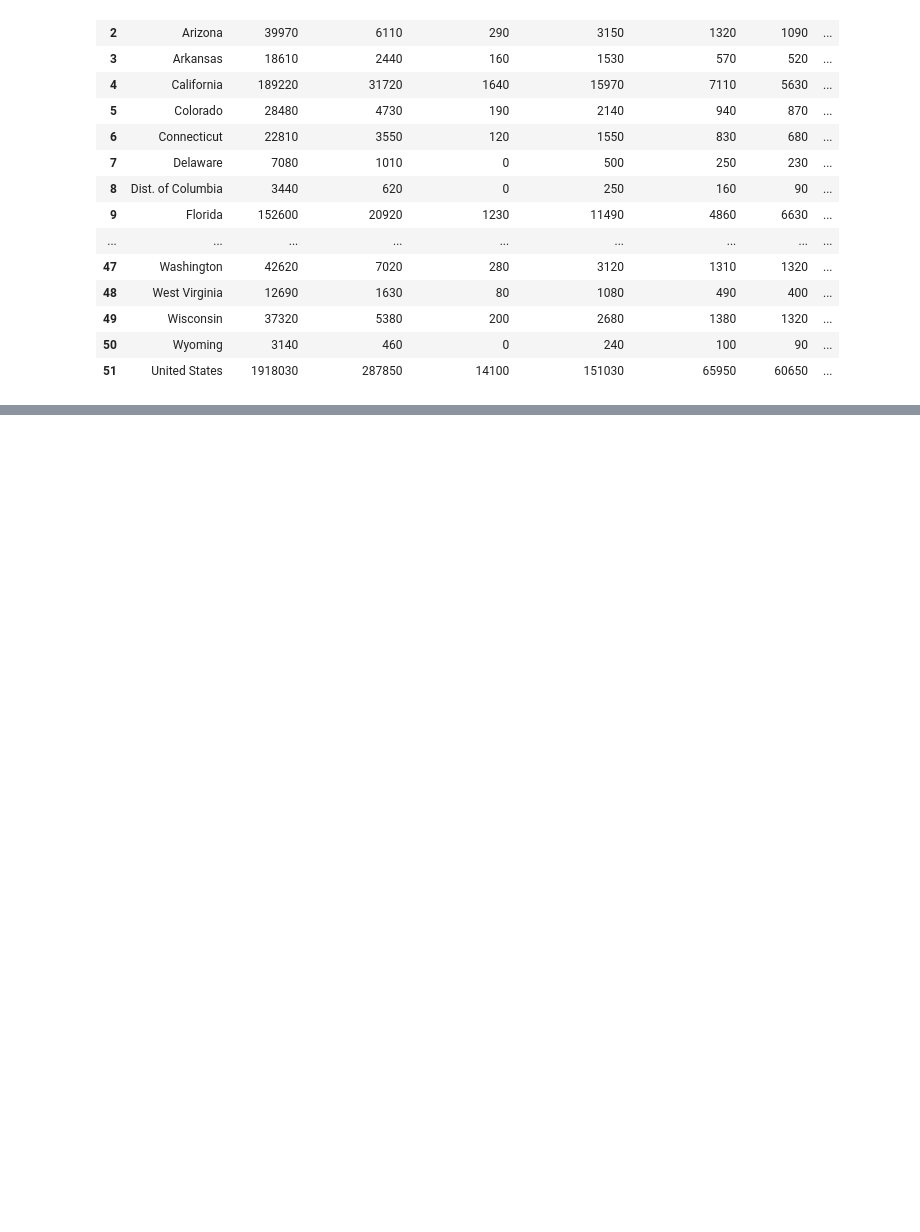
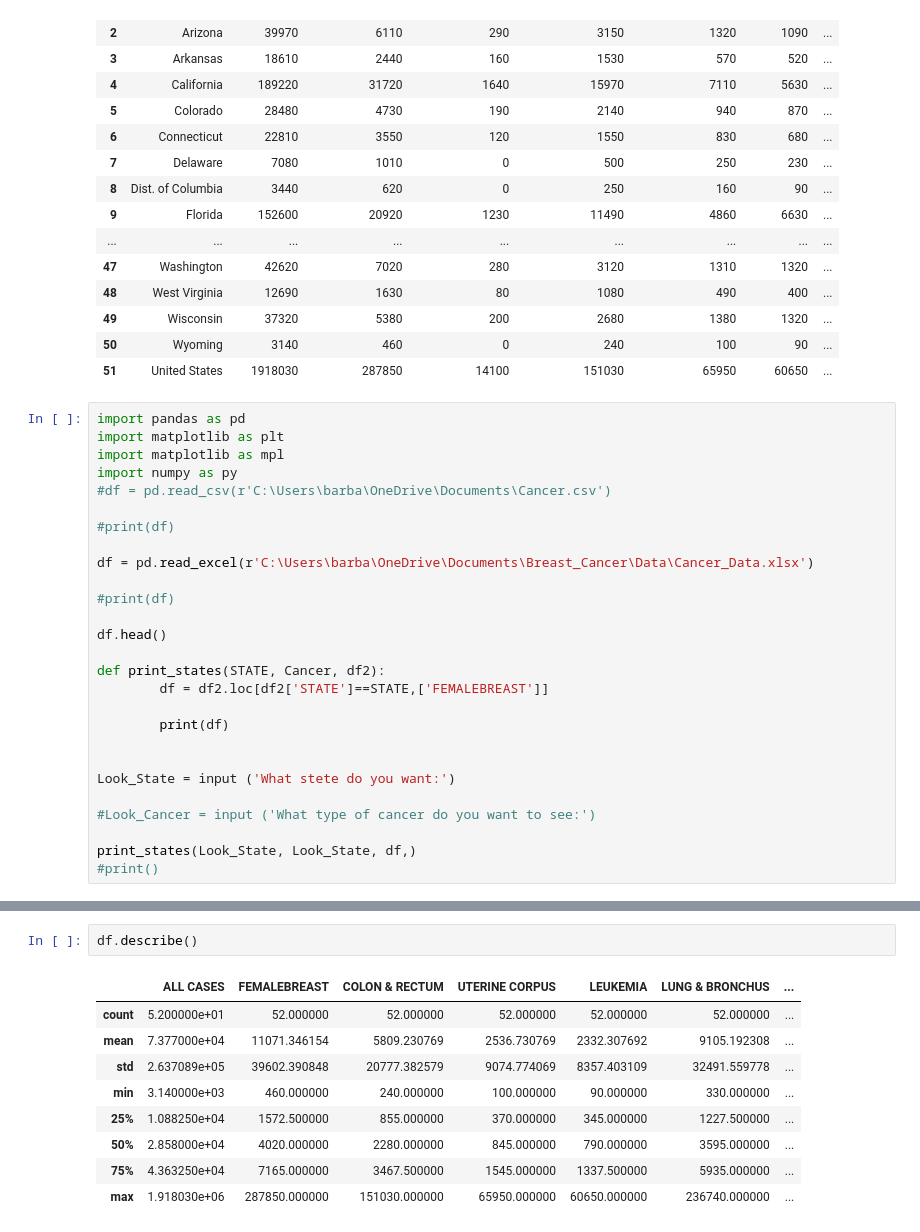
Before and after one commit to bjhdecember/Cancer, a Jupyter notebook: Cancer/Breastcancer.ipynb, the cells around one changed output, grey strips where cells are left out. Saved outputs shown, nothing was run; the diff lists cells and outputs as text; blank space fills up the shorter version.

Commit message:
Pulling data from spreadsheet

```diff
--- a/Cancer/Breastcancer.ipynb
+++ b/Cancer/Breastcancer.ipynb
@@ -119,3 +110,30 @@ df2
 | 49 | Wisconsin | 37320 | 5380 | 200 | 2680 | 1380 | 1320 | ... |
 | 50 | Wyoming | 3140 | 460 | 0 | 240 | 100 | 90 | ... |
 | 51 | United States | 1918030 | 287850 | 14100 | 151030 | 65950 | 60650 | ... |
+# %%
+import pandas as pd
+import matplotlib as plt
+import matplotlib as mpl
+import numpy as py
+#df = pd.read_csv(r'C:\Users\barba\OneDrive\Documents\Cancer.csv')
+
+#print(df)
+
+df = pd.read_excel(r'C:\Users\barba\OneDrive\Documents\Breast_Cancer\Data\Cancer_Data.xlsx')
+
+#print(df)
+
+df.head()
+
+def print_states(STATE, Cancer, df2):
+        df = df2.loc[df2['STATE']==STATE,['FEMALEBREAST']]
+
+        print(df)
+
+
+Look_State = input ('What stete do you want:')
+
+#Look_Cancer = input ('What type of cancer do you want to see:')
+
+print_states(Look_State, Look_State, df,)
+#print()
@@ -121,0 +180,12 @@ df2
+# %%
+df.describe()
+# %% [output]
+|  | ALL CASES | FEMALEBREAST | COLON & RECTUM | UTERINE CORPUS | LEUKEMIA | LUNG & BRONCHUS | ... |
+| count | 5.200000e+01 | 52.000000 | 52.000000 | 52.000000 | 52.000000 | 52.000000 | ... |
+| mean | 7.377000e+04 | 11071.346154 | 5809.230769 | 2536.730769 | 2332.307692 | 9105.192308 | ... |
+| std | 2.637089e+05 | 39602.390848 | 20777.382579 | 9074.774069 | 8357.403109 | 32491.559778 | ... |
+| min | 3.140000e+03 | 460.000000 | 240.000000 | 100.000000 | 90.000000 | 330.000000 | ... |
+| 25% | 1.088250e+04 | 1572.500000 | 855.000000 | 370.000000 | 345.000000 | 1227.500000 | ... |
+| 50% | 2.858000e+04 | 4020.000000 | 2280.000000 | 845.000000 | 790.000000 | 3595.000000 | ... |
+| 75% | 4.363250e+04 | 7165.000000 | 3467.500000 | 1545.000000 | 1337.500000 | 5935.000000 | ... |
+| max | 1.918030e+06 | 287850.000000 | 151030.000000 | 65950.000000 | 60650.000000 | 236740.000000 | ... |
```
Also changed, not shown: parts of 7 cells of this notebook, 1 other file.
